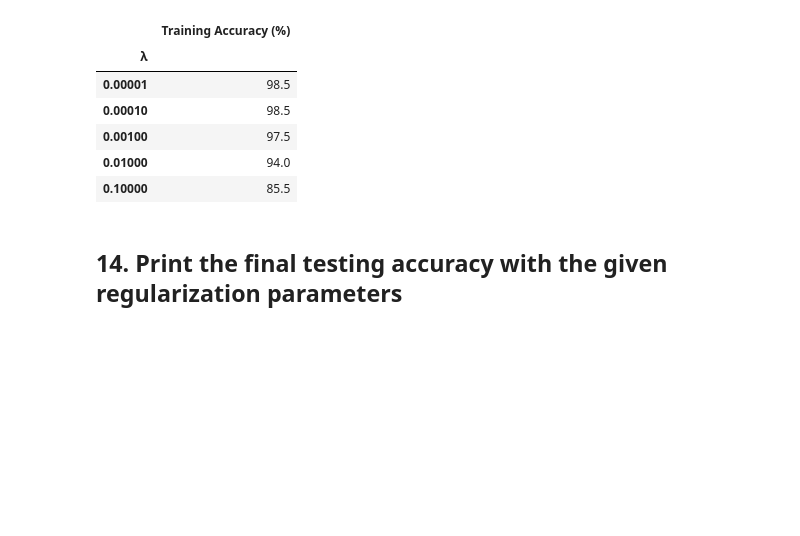
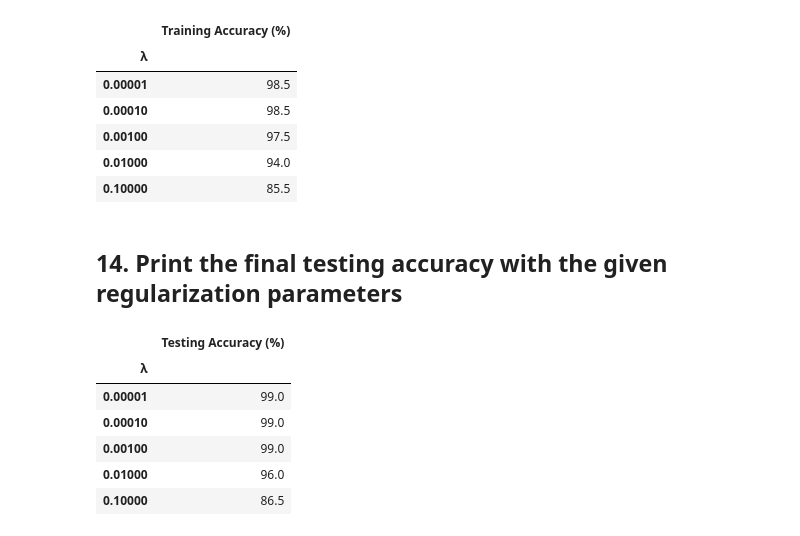
Before and after one commit to wkdthf21/Machine-Learning-Assignment, a Jupyter notebook: 06/assignment #6.ipynb, the cells around one changed output. Saved outputs shown, nothing was run; the diff lists cells and outputs as text; code cells hidden in the pictures; blank space fills up the shorter version.

```diff
--- a/06/assignment #6.ipynb
+++ b/06/assignment #6.ipynb
@@ -734,7 +734,15 @@ frame1
 # %% [markdown]
 ## 14. Print the final testing accuracy with the given regularization parameters
 # %%
-data2 = {'Training Accuracy (%)' : accuracy_train_list}
-frame1 = DataFrame(data1, index = lamdas)
-frame1.index.name = 'λ'
-frame1
+data2 = {'Testing Accuracy (%)' : accuracy_test_list}
+frame2 = DataFrame(data2, index = lamdas)
+frame2.index.name = 'λ'
+frame2
+# %% [output]
+|  | Testing Accuracy (%) |
+| λ |  |
+| 0.00001 | 99.0 |
+| 0.00010 | 99.0 |
+| 0.00100 | 99.0 |
+| 0.01000 | 96.0 |
+| 0.10000 | 86.5 |
```
Also changed, not shown: parts of 2 cells of this notebook, 1 other file.
